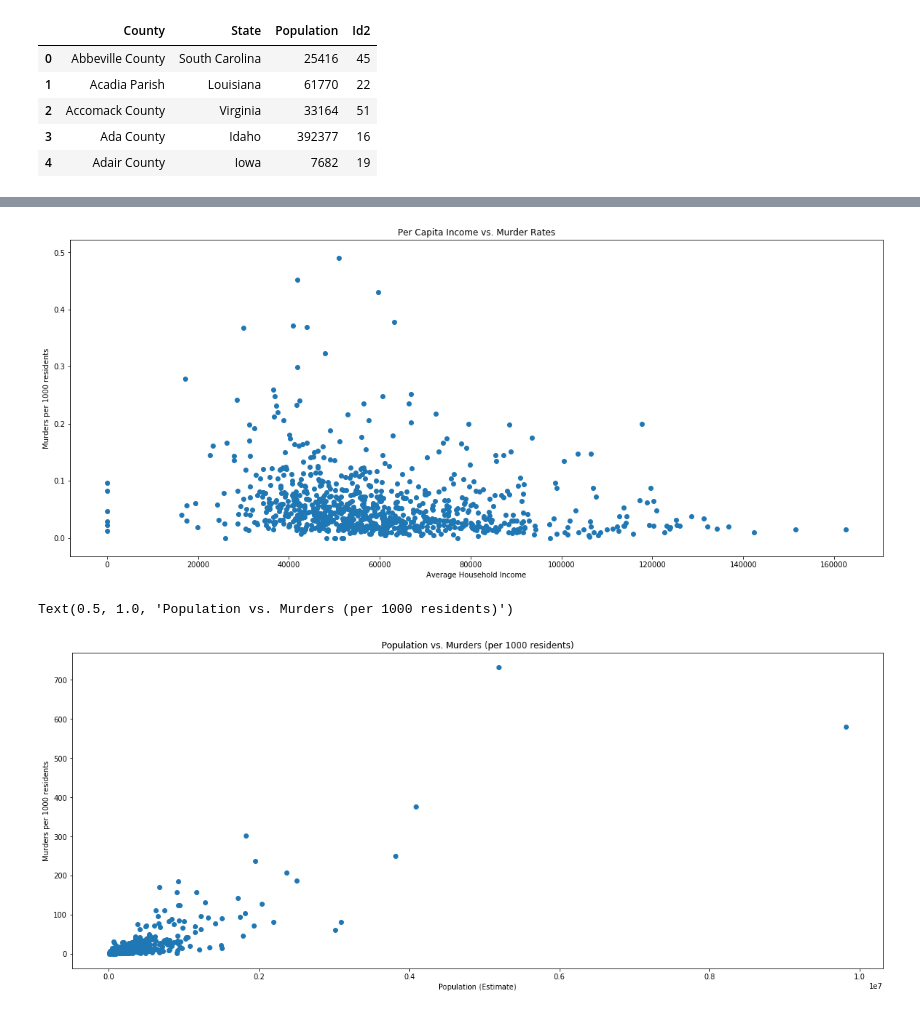
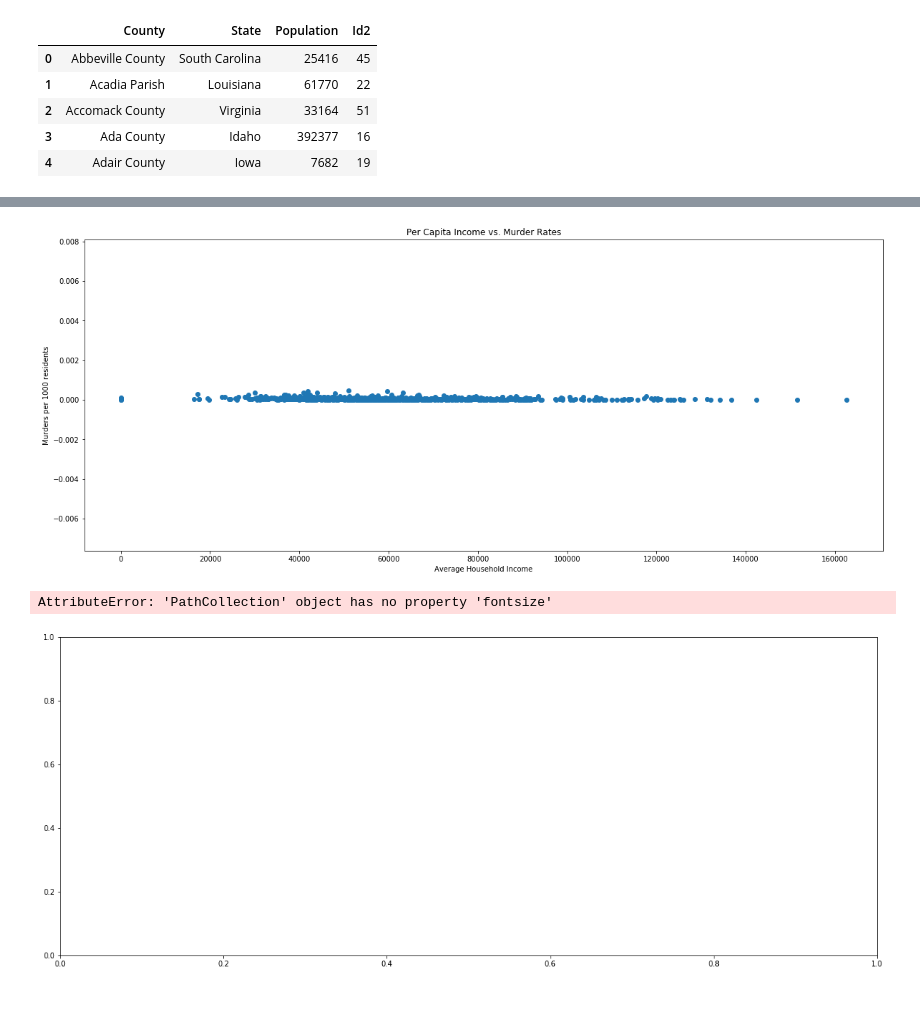
Before and after one commit to jstetter/project-1, a Jupyter notebook: project_1.ipynb, the cells around one changed output, grey strips where cells are left out. Drawn from its saved outputs; the diff is of its cells as text; code cells hidden in the pictures.

```diff
--- a/project_1.ipynb
+++ b/project_1.ipynb
@@ -40,6 +32,7 @@ crime_df['County1'] = crime_df['County'].str.split(',').str[0]
 crime_df['County'] = crime_df['County1'] + " " + 'County'
 # %%
 #Pivot on County and sum the murders to get the total amount of murders for the whole county
-crime_df2 = crime_df.groupby(['County','State']).sum()['MRD']
-crime_df2
+crime_df2 = crime_df.groupby(['County','State']).sum()[['MRD','CLR']]
+#view the new table
+crime_df2.head()
 # %% [output]
@@ -106,3 +72,6 @@ plt.scatter(combined_df['Mean'], combined_df['MRD'])
 # %%
+#Read in population data
 population_by_county = pd.read_excel(r'Resources\population_by_county.xlsx')
-population_by_county = population_by_county.rename(columns={'Geography':'State', 'Geography.2':'County'})
+#rename columns
+population_by_county = population_by_county.rename(columns={'Geography':'State',
+                                                            'Geography.2':'County','Population Estimate - April 1, 2010 Estimates Base':'Population'})
@@ -130,2 +77,0 @@ Index(['Id', 'Id2', 'State', 'Target Geo Id', 'Target Geo Id2', 'Geography.1',
-# %%
-population_by_county = population_by_county.rename(columns = {'Population Estimate - April 1, 2010 Estimates Base':'Population'})
@@ -155,6 +108,7 @@ combined_df3 = combined_df3[['County', 'State', 'MRD', 'Mean', 'Population']]
 combined_df3 = combined_df3.rename(columns={'Mean':'Average Household Income', 'Population':'Population (Estimate)'})
 # %%
-combined_df3['Per Capita Murder Rate'] = (combined_df3['MRD']/ combined_df3['Population (Estimate)'])*1000
+# Create new column per capita murder rate
+combined_df3['Per Capita Murder Rate'] = (combined_df3['MRD']/ combined_df3['Population (Estimate)'])
 combined_df3.sort_values(by = 'MRD', ascending = False)
 # %% [output]
 |  | County | State | MRD | Average Household Income | Population (Estimate) | Per Capita Murder Rate |
@@ -182,15 +136,15 @@ plt.xlabel('Average Household Income')
 plt.title('Per Capita Income vs. Murder Rates')
 plt.rcParams["figure.figsize"] = (20,8)
 # %% [output]
-[figure, old version]
+[figure, new version]
 # %%
-plt.scatter(combined_df3['Population (Estimate)'], combined_df3['MRD'])
+plt.scatter(combined_df3['Population (Estimate)'], combined_df3['MRD'], fontsize=20)
 plt.ylabel('Murders per 1000 residents')
 plt.xlabel('Population (Estimate)')
 plt.title('Population vs. Murders (per 1000 residents)')
 # %% [output]
-Text(0.5, 1.0, 'Population vs. Murders (per 1000 residents)')
+AttributeError: 'PathCollection' object has no property 'fontsize'
-[figure, old version]
+[figure, new version]
 # %%
 # Serenas Charts
 #Combined Murder data by state
```
Also changed, not shown: parts of 18 cells of this notebook.
